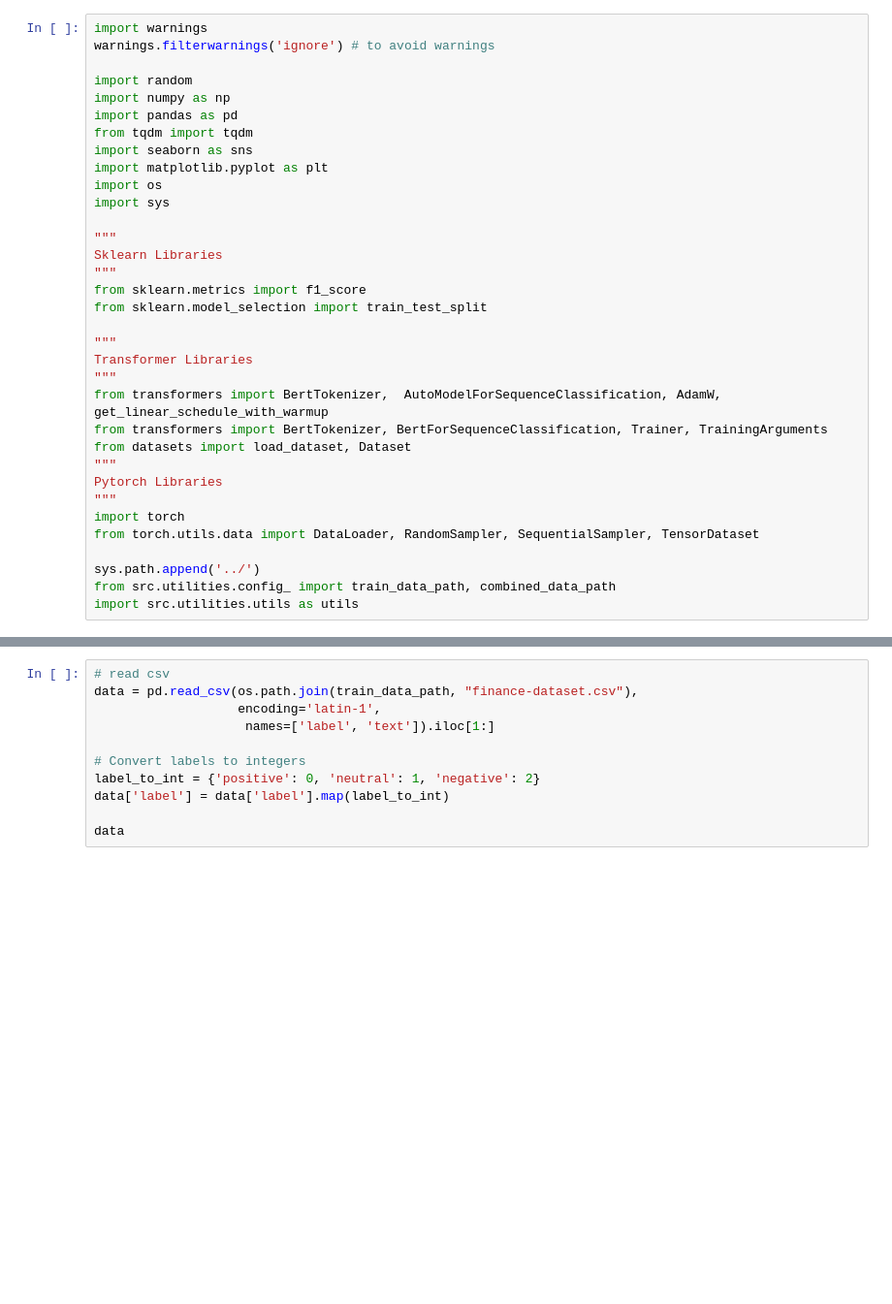
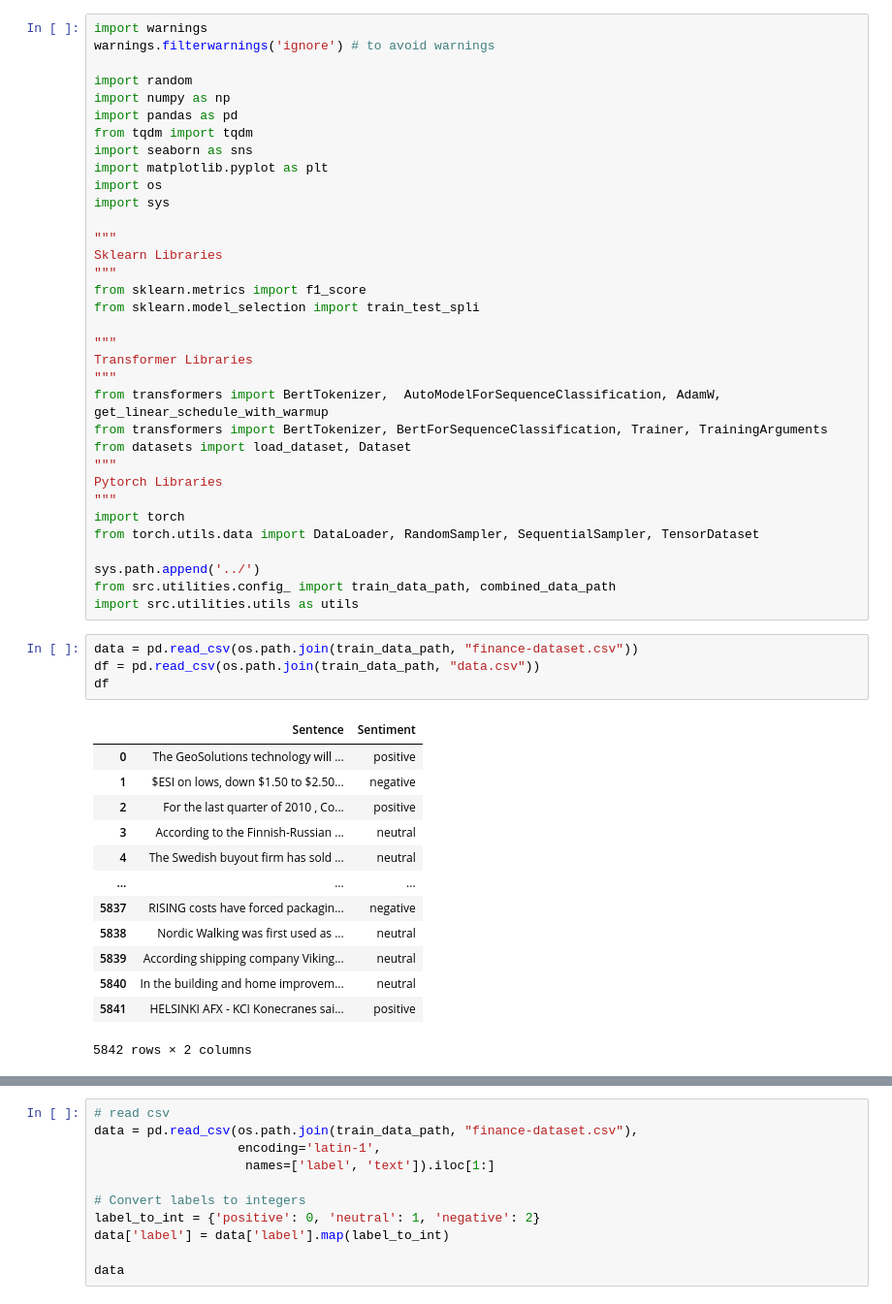
Before and after one commit to mushabtinumbang/market-dashboard, a Jupyter notebook: notebooks/09_finbert_exp.ipynb, the cells around one changed output, grey strips where cells are left out. Shown at 97% size. Cells and saved outputs as stored; diff of their text form; blank space fills up the shorter version.

```diff
--- a/notebooks/09_finbert_exp.ipynb
+++ b/notebooks/09_finbert_exp.ipynb
@@ -15,7 +15,7 @@ import sys
 Sklearn Libraries
 """
 from sklearn.metrics import f1_score
-from sklearn.model_selection import train_test_split
+from sklearn.model_selection import train_test_spli
 
 """
 Transformer Libraries
@@ -32,3 +32,21 @@ from torch.utils.data import DataLoader, RandomSampler, SequentialSampler, Tenso
 sys.path.append('../')
 from src.utilities.config_ import train_data_path, combined_data_path
 import src.utilities.utils as utils
+# %%
+data = pd.read_csv(os.path.join(train_data_path, "finance-dataset.csv"))
+df = pd.read_csv(os.path.join(train_data_path, "data.csv"))
+df
+# %% [output]
+|  | Sentence | Sentiment |
+| 0 | The GeoSolutions technology will ... | positive |
+| 1 | $ESI on lows, down $1.50 to $2.50... | negative |
+| 2 | For the last quarter of 2010 , Co... | positive |
+| 3 | According to the Finnish-Russian ... | neutral |
+| 4 | The Swedish buyout firm has sold ... | neutral |
+| ... | ... | ... |
+| 5837 | RISING costs have forced packagin... | negative |
+| 5838 | Nordic Walking was first used as ... | neutral |
+| 5839 | According shipping company Viking... | neutral |
+| 5840 | In the building and home improvem... | neutral |
+| 5841 | HELSINKI AFX - KCI Konecranes sai... | positive |
+5842 rows × 2 columns
```
Also changed, not shown: parts of 1 cell of this notebook, 4 other files.
